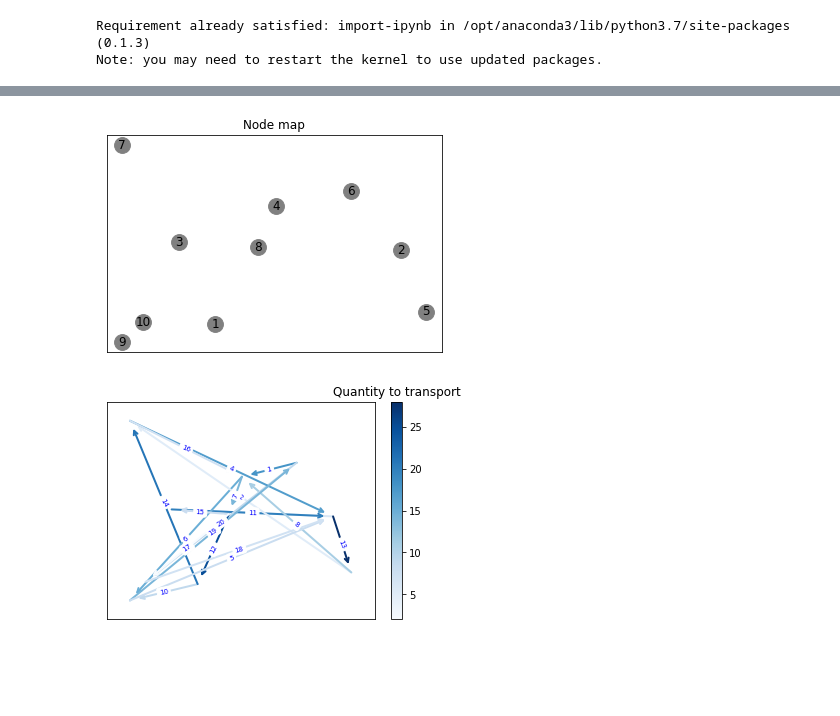
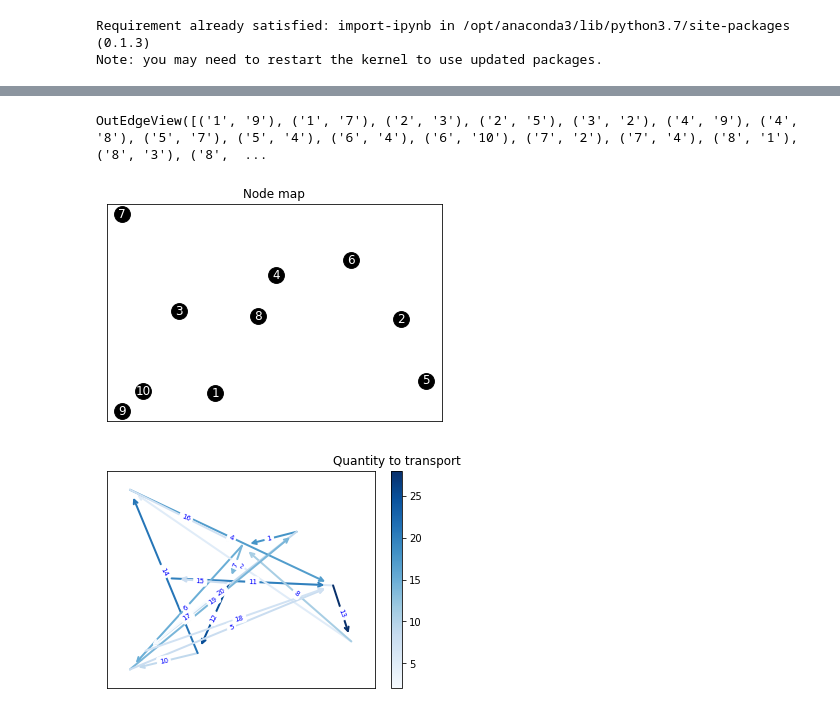
Before and after one commit to CordiezT/projet2a, a Jupyter notebook: affichage.ipynb, the cells around one changed output, grey strips where cells are left out. Saved outputs shown, nothing was run; the diff lists cells and outputs as text; code cells hidden in the pictures; blank space fills up the shorter version.

```diff
--- a/affichage.ipynb
+++ b/affichage.ipynb
@@ -58,0 +35,4 @@ for node in G.nodes():
+# %%
+G.edges()
+# %% [output]
+OutEdgeView([('1', '9'), ('1', '7'), ('2', '3'), ('2', '5'), ('3', '2'), ('4', '9'), ('4', '8'), ('5', '7'), ('5', '4'), ('6', '4'), ('6', '10'), ('7', '2'), ('7', '4'), ('8', '1'), ('8', '3'), ('8',  ...
@@ -59,15 +43,15 @@ for node in G.nodes():
 # %%
 ### Affichage du graphe ###
 
 fig, ax = plt.subplots()
 ax.set_title('Node map')
 pos = nx.get_node_attributes(G, 'pos')
 
 # affichage des noeuds
-nodes_draw = nx.draw_networkx_nodes(G,pos, node_size=250, node_color="grey")
-node_labels_draw = nx.draw_networkx_labels(G, pos, labels = node_labels)
+nodes_draw = nx.draw_networkx_nodes(G,pos, node_size=250, node_color="black")
+node_labels_draw = nx.draw_networkx_labels(G, pos, labels = node_labels, font_color="white")
 # %% [output]
-[figure, old version]
+[figure, new version]
 # %%
 # affichage des arcs
 edges_draw = nx.draw_networkx_edges(G, pos, arrowstyle='->', arrowsize=10, edge_color=weights, edge_cmap=plt.cm.Blues, width=2)
```
Also changed, not shown: parts of 5 cells of this notebook, 3 other files.
